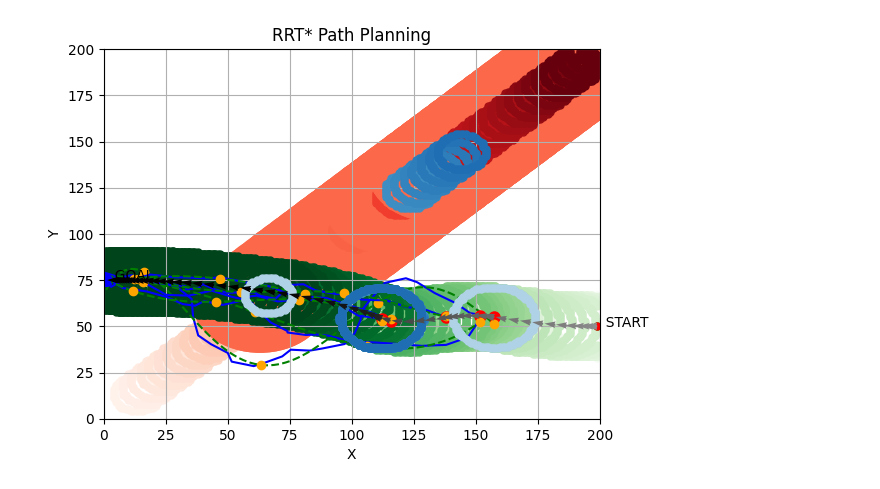
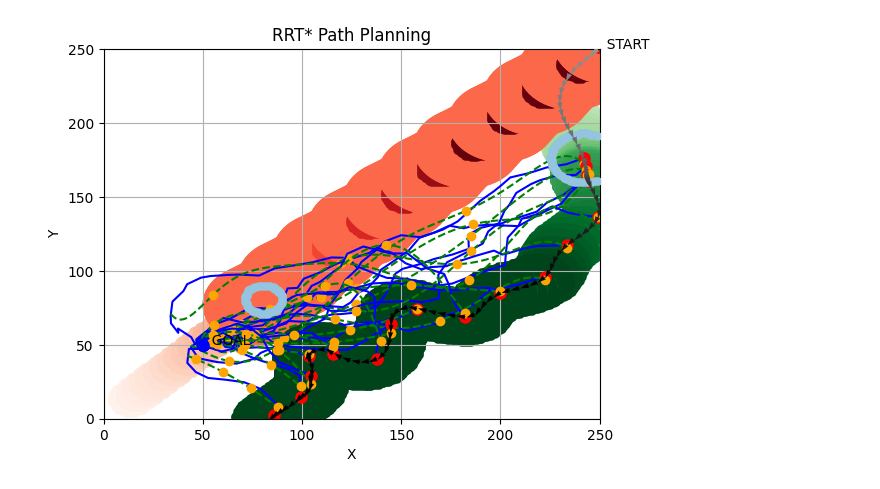
Before and after one commit to waynechu1109/Dodging-Dynamical-Obstacles-Using-Turtlebot4-Camera-Feed, a Jupyter notebook: dodge_planner.ipynb, the cells around one changed output. Saved outputs shown, nothing was run; the diff lists cells and outputs as text; code cells hidden in the pictures.

```diff
--- a/dodge_planner.ipynb
+++ b/dodge_planner.ipynb
@@ -56,17 +56,17 @@ class RRTStar:
                     node.parent = new_node
                     node.cost = new_cost
 
-    def bspline_interpolation(self, path, degree=3, num_points=100):
-        # Remove duplicate points from the path to ensure strictly increasing x values
-        unique_path = np.unique(path, axis=0)
+    # def bspline_interpolation(self, path, degree=3, num_points=100):
+    #     # Remove duplicate points from the path to ensure strictly increasing x values
+    #     unique_path = np.unique(path, axis=0)
 
-        x = unique_path[:, 0]
-        y = unique_path[:, 1]
-        tck = make_interp_spline(x, y, k=degree)
-        spline = lambda xi: np.array([tck(xi), tck(xi, 1)])
-        x_new = np.linspace(min(x), max(x), num_points)
-        y_new = spline(x_new)
-        return x_new, y_new
+    #     x = unique_path[:, 0]
+    #     y = unique_path[:, 1]
+    #     tck = make_interp_spline(x, y, k=degree)
+    #     spline = lambda xi: np.array([tck(xi), tck(xi, 1)])
+    #     x_new = np.linspace(min(x), max(x), num_points)
+    #     y_new = spline(x_new)
+    #     return x_new, y_new
 
     def find_path(self):
         for iteration in range(self.max_iterations):
@@ -142,7 +142,7 @@ class RRTStar:
         plt.grid(True)
         # plt.show()
 
-size = 200
+size = 250
 
 iteration = 0
 iteration_since_see = 0 # number of iteration since robot saw obstacle
@@ -160,7 +160,7 @@ obstacle_x_velo = obstacle_velocity* np.cos(current_obstacle_position[2])
 obstacle_y_velo = obstacle_velocity* np.sin(current_obstacle_position[2])
 
 robot_radius = 17.    # cm (r)
-initial_robot_position = [199., 50., np.pi]    # [x, y, theta]
+initial_robot_position = [249., 250., 1.25*np.pi]    # [x, y, theta]
 current_robot_position = initial_robot_position
 robot_velocity = 0.
 robot_omega = 0.
@@ -171,12 +171,12 @@ robot_y_velo = robot_velocity* np.sin(current_robot_position[2])
 see_obstacle = 0
 
 temp_target = [0., 0., 0.]
-target = [1., 75., np.pi]
+target = [50., 50., 1.25*np.pi]
 diff_arr = [0., 0., 0.]
 controller_index = 0
 
 sampling_freq = 1.    # Hz
-safety_margin = 4*robot_radius
+safety_margin = 10*robot_radius
 
 dodge = 0
 nearby = 0
@@ -185,8 +185,8 @@ nearby = 0
 start = (0., 0.)
 goal = (0., 0.)
 obstacle_list = []  # Format: (x, y, radius), the position after robot see it
-x_limit = (0., 200.)
-y_limit = (0., 200.)
+x_limit = (0., size)
+y_limit = (0., size)
 step_size = 5.0
 max_iterations = 5000
 # RRT* parameters
@@ -215,7 +215,7 @@ def do_RRTstar():
     if path is not None:
         print("Path found!")
         print(path)
-        print("The slope: ", current_robot_position[2])
+        print("The robot orientation: ", current_robot_position[2])
         # x_sp, y_sp = rrt_star.bspline_interpolation(path)  # Get the B-spline interpolated curve
         # plt.plot(x_sp, y_sp[1], color='purple')  # Plot the B-spline curve
         rrt_star.plot(path)
@@ -236,10 +236,11 @@ def plot_obstacle_for_RRTstar():
 
     # create obstacle list for RRT*
     obstacle_list.append([current_obstacle_position[0], current_obstacle_position[1], width])
-    for i in range(30):
+    predicted_length = 30
+    for i in range(predicted_length):
         obstacle_list_x = current_obstacle_position[0]+obstacle_x_velo*(i/sampling_freq)
         obstacle_list_y = current_obstacle_position[1]+obstacle_y_velo*(i/sampling_freq)
-        obstacle_list.append([obstacle_list_x, obstacle_list_y, width])
+        obstacle_list.append([obstacle_list_x, obstacle_list_y, width*(1-(i/predicted_length))])
 
     # iteration_since_see += 1
 
@@ -410,19 +411,21 @@ while (0<current_obstacle_position[0] and current_obstacle_position[0]<size and
             for i in range(len(x_smooth_reversed)):
                 if i%smooth_data_index == 0:
                     plt.plot(x_smooth_reversed[i], y_smooth_reversed[i], marker='o', color='orange')
-            # if path != None:
-            #     # Create Bezier Curve
-            #     smooth_data, smooth_theta, x_smooth_reversed, y_smooth_reversed = create_BezierCurve(path)
-            #     controller_index = 0
-            #     smooth_data_index = 150      # record which point is temporary target
-            #     smooth_data_increase = smooth_data_index
-            #     for i in range(len(x_smooth_reversed)):
-            #         if i%smooth_data_index == 0:
-            #             plt.plot(x_smooth_reversed[i], y_smooth_reversed[i], marker='o', color='orange')
 
         for j in range(2):
             diff_arr[j] = current_robot_position[j] - smooth_data[smooth_data_index][j]
         diff_arr[2] = current_robot_position[2] - smooth_theta[smooth_data_index]
+        # if diff. between orientation of robot and Bezier is too large, robot turn
+        if diff_arr[2] > np.pi/6:
+            while (diff_arr[2]<np.pi/6):
+                current_robot_position[2] -= np.pi/180
+                diff_arr[2] = current_robot_position[2] - smooth_theta[smooth_data_index]
+                print('now turning:', current_robot_position[2])
+        elif diff_arr[2] < -np.pi/6:
+            while (diff_arr[2]> -np.pi/6):
+                current_robot_position[2] += np.pi/180
+                diff_arr[2] = current_robot_position[2] - smooth_theta[smooth_data_index]
+                print('now turning:', current_robot_position[2])
 
         control_status = controller(diff_arr[0], diff_arr[1], diff_arr[2], controller_index, robot_velocity, robot_omega)
         # print(control_status)
@@ -436,7 +439,7 @@ while (0<current_obstacle_position[0] and current_obstacle_position[0]<size and
 
     # if the robot is close enough to the final distination
     if np.sqrt((current_robot_position[0]-target[0])**2 +
-               (current_robot_position[1]-target[1])**2) < 120. or smooth_data_index > len(smooth_data):
+               (current_robot_position[1]-target[1])**2) < 50. or smooth_data_index > len(smooth_data):
         dodge = 0
         for j in range(3):
             diff_arr[j] = current_robot_position[j] - target[j]
@@ -450,6 +453,7 @@ while (0<current_obstacle_position[0] and current_obstacle_position[0]<size and
             iteration += 1
             continue
 
+
     # moving to next position
     move_next_position()
     plt.quiver(current_robot_position[0], current_robot_position[1],
@@ -462,9 +466,15 @@ while (0<current_obstacle_position[0] and current_obstacle_position[0]<size and
     # if iteration == 50:
     #     break
     iteration += 1
+
+    # make sure the orientation if robot is between [0, 2pi]
+    if current_robot_position[2] < 0:
+        current_robot_position[2] += 2*np.pi
+    current_robot_position[2] = current_robot_position[2]%(2*np.pi)
+
     if np.sqrt((current_robot_position[0]-target[0])**2 +
                 (current_robot_position[1]-target[1])**2) < 5. or iteration > 500:
         break
 print('target:', target)
-print("Program suspended")
+print("Program ended")
 # %% [output]
@@ -488 +498 @@ Program suspended
-[figure, old version]
+[figure, new version]
```
Also changed, not shown: parts of 1 cell of this notebook.
